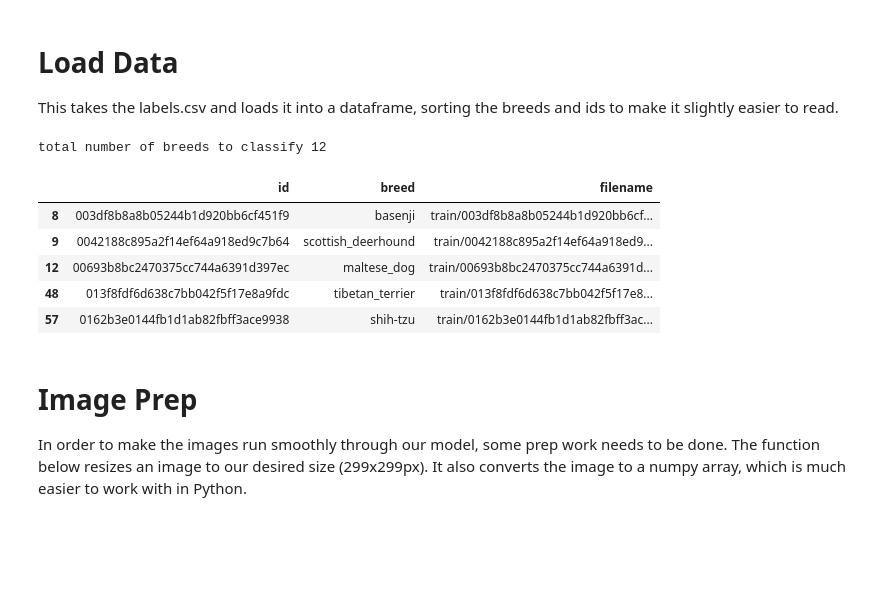
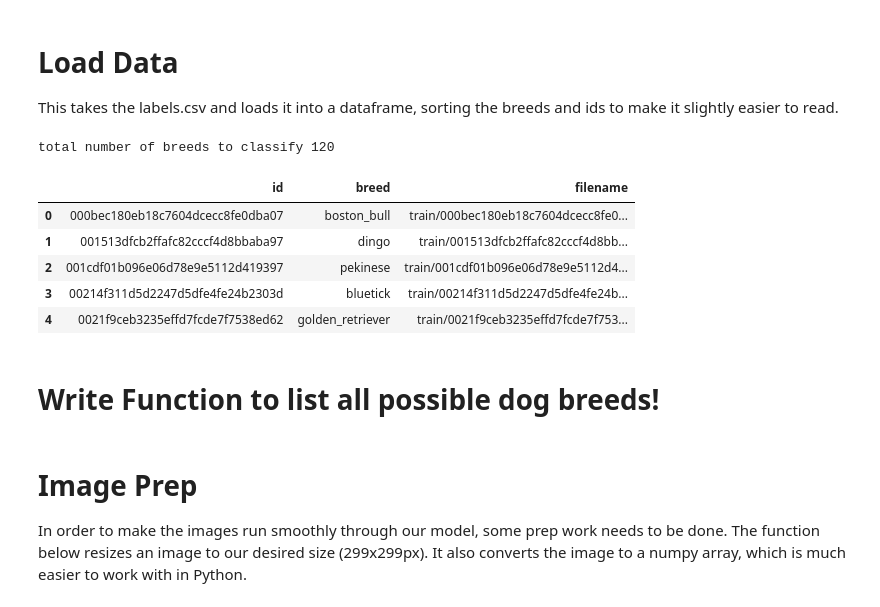
Before and after one commit to glandsly/dog-breed-identifier, a Jupyter notebook: dog_breed_detector.ipynb, the cells around one changed output. Cells and saved outputs as stored; diff of their text form; code cells hidden in the pictures; blank space fills up the shorter version.

Commit message:
Added new model, tested with 120 breeds

```diff
--- a/dog_breed_detector.ipynb
+++ b/dog_breed_detector.ipynb
@@ -5,33 +5,35 @@ This takes the labels.csv and loads it into a dataframe, sorting the breeds and
 # %%
 #import the neccesary packages
 import pandas as pd
 import numpy as np
 
 #constants
-num_classes = 12 # the number of breeds we want to classify
+num_classes = 120 # the number of breeds we want to classify
 seed = 42 # makes the random numbers in numpy predictable
 im_size = 299 # This size of the images
 batch_size = 32
 
 #read the csv into a dataframe, group the breeds and
 df = pd.read_csv('labels.csv')
 selected_breed_list = list(df.groupby('breed').count().sort_values(by='id', ascending=False).head(num_classes).index)
 df = df[df['breed'].isin(selected_breed_list)]
 df['filename'] = df.apply(lambda x: ('train/' + x['id'] + '.jpg'), axis=1)
 
 
 breeds = pd.Series(df['breed'])
 print("total number of breeds to classify",len(breeds.unique()))
 
 df.head()
 # %% [output]
-total number of breeds to classify 12
+total number of breeds to classify 120
 |  | id | breed | filename |
-| 8 | 003df8b8a8b05244b1d920bb6cf451f9 | basenji | train/003df8b8a8b05244b1d920bb6cf... |
-| 9 | 0042188c895a2f14ef64a918ed9c7b64 | scottish_deerhound | train/0042188c895a2f14ef64a918ed9... |
-| 12 | 00693b8bc2470375cc744a6391d397ec | maltese_dog | train/00693b8bc2470375cc744a6391d... |
-| 48 | 013f8fdf6d638c7bb042f5f17e8a9fdc | tibetan_terrier | train/013f8fdf6d638c7bb042f5f17e8... |
-| 57 | 0162b3e0144fb1d1ab82fbff3ace9938 | shih-tzu | train/0162b3e0144fb1d1ab82fbff3ac... |
+| 0 | 000bec180eb18c7604dcecc8fe0dba07 | boston_bull | train/000bec180eb18c7604dcecc8fe0... |
+| 1 | 001513dfcb2ffafc82cccf4d8bbaba97 | dingo | train/001513dfcb2ffafc82cccf4d8bb... |
+| 2 | 001cdf01b096e06d78e9e5112d419397 | pekinese | train/001cdf01b096e06d78e9e5112d4... |
+| 3 | 00214f311d5d2247d5dfe4fe24b2303d | bluetick | train/00214f311d5d2247d5dfe4fe24b... |
+| 4 | 0021f9ceb3235effd7fcde7f7538ed62 | golden_retriever | train/0021f9ceb3235effd7fcde7f753... |
+# %% [markdown]
+# Write Function to list all possible dog breeds!
 # %% [markdown]
 # Image Prep
 
```
Also changed, not shown: parts of 5 cells of this notebook, 1 other file.
